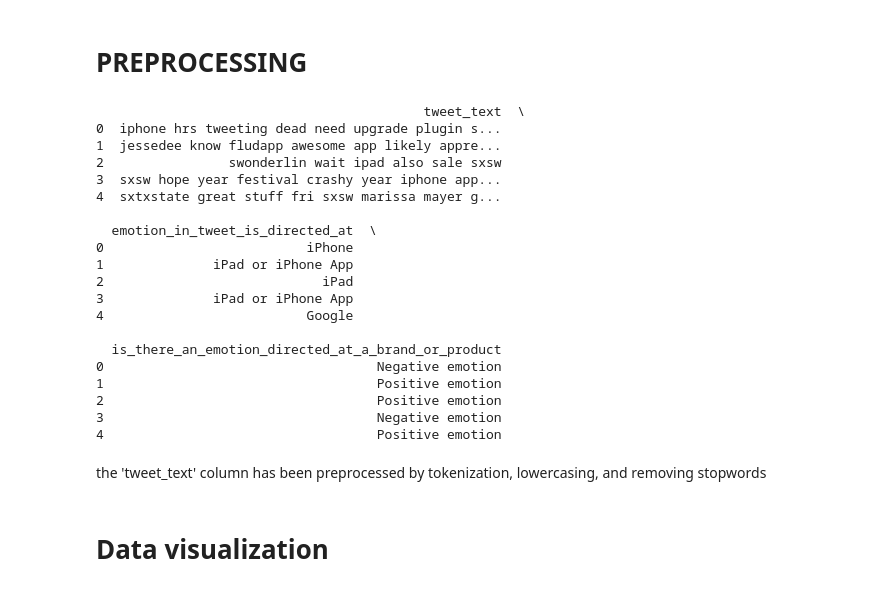
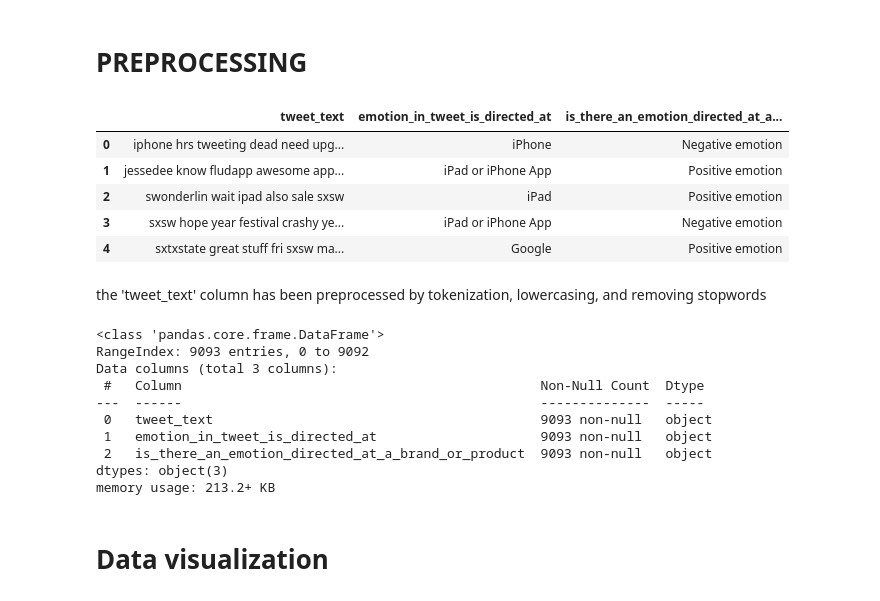
Before and after one commit to mainyepeter/NLP-Sentiment-Analysis-Apple-Google, a Jupyter notebook: merged_notebook.ipynb, the cells around one changed output. Drawn from its saved outputs; the diff is of its cells as text; code cells hidden in the pictures.

```diff
--- a/merged_notebook.ipynb
+++ b/merged_notebook.ipynb
@@ -112,30 +125,29 @@ stop_words = set(stopwords.words('english'))
 data['tweet_text'] = data['tweet_text'].apply(lambda x: ' '.join([word.lower() for word in word_tokenize(x) if word.isalpha() and word.lower() not in stop_words]))
 # %%
 # Print preprocessed data
-print(data.head())
+data.head()
 # %% [output]
-                                          tweet_text  \
-0  iphone hrs tweeting dead need upgrade plugin s...
-1  jessedee know fludapp awesome app likely appre...
-2                swonderlin wait ipad also sale sxsw
-3  sxsw hope year festival crashy year iphone app...
-4  sxtxstate great stuff fri sxsw marissa mayer g...
-
-  emotion_in_tweet_is_directed_at  \
-0                          iPhone
-1              iPad or iPhone App
-2                            iPad
-3              iPad or iPhone App
-4                          Google
-
-  is_there_an_emotion_directed_at_a_brand_or_product
-0                                   Negative emotion
-1                                   Positive emotion
-2                                   Positive emotion
-3                                   Negative emotion
-4                                   Positive emotion
+|  | tweet_text | emotion_in_tweet_is_directed_at | is_there_an_emotion_directed_at_a... |
+| 0 | iphone hrs tweeting dead need upg... | iPhone | Negative emotion |
+| 1 | jessedee know fludapp awesome app... | iPad or iPhone App | Positive emotion |
+| 2 | swonderlin wait ipad also sale sxsw | iPad | Positive emotion |
+| 3 | sxsw hope year festival crashy ye... | iPad or iPhone App | Negative emotion |
+| 4 | sxtxstate great stuff fri sxsw ma... | Google | Positive emotion |
 # %% [markdown]
 the 'tweet_text' column has been preprocessed by tokenization, lowercasing, and removing stopwords
+# %%
+data.info()
+# %% [output]
+<class 'pandas.core.frame.DataFrame'>
+RangeIndex: 9093 entries, 0 to 9092
+Data columns (total 3 columns):
+ #   Column                                              Non-Null Count  Dtype
+---  ------                                              --------------  -----
+ 0   tweet_text                                          9093 non-null   object
+ 1   emotion_in_tweet_is_directed_at                     9093 non-null   object
+ 2   is_there_an_emotion_directed_at_a_brand_or_product  9093 non-null   object
+dtypes: object(3)
+memory usage: 213.2+ KB
 # %% [markdown]
 # Data visualization
 # %%
```
Also changed, not shown: parts of 9 cells of this notebook.
